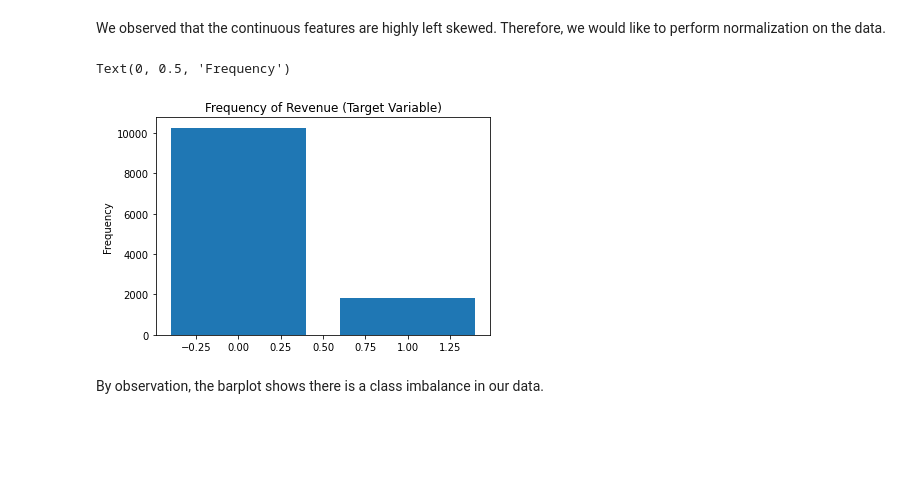
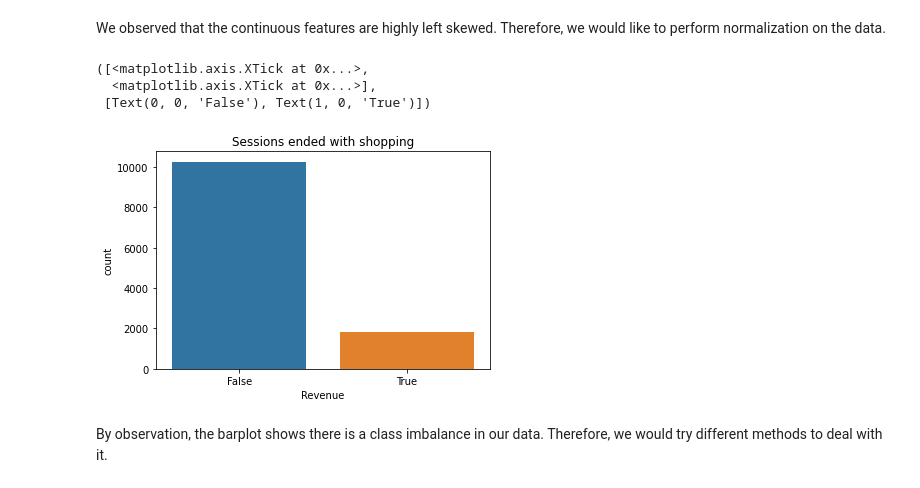
Before and after one commit to hea0516/shopping_intention_classification, a Jupyter notebook: src/data_preprocessing.ipynb, the cells around one changed output. Saved outputs shown, nothing was run; the diff lists cells and outputs as text; code cells hidden in the pictures; blank space fills up the shorter version.

```diff
--- a/src/data_preprocessing.ipynb
+++ b/src/data_preprocessing.ipynb
@@ -100,14 +125,39 @@ Therefore, we decided to keep the data unchanged
 # %%
-# 3.1 Encode Categorical Data (Month, VisitorType, Weekend and Revenue)
+# 3.3 Encode Binary Categorical Data (Month, Weekend and Revenue)
 
 data['Weekend'] = data['Weekend'].astype(int)
 data['Revenue'] = data['Revenue'].astype(int)
 
-vistorType_mapping = {'Returning_Visitor': 0, 'New_Visitor': 1}
-data['VisitorType'] = data['VisitorType'].map(vistorType_mapping)
+vistorType_mapping = {'Returning_Visitor': 0, 'New_Visitor': 1, 'Other': 2}
+# data['VisitorType'] = data['VisitorType'].map(vistorType_mapping)
 
-# Encode Month as integer values
 month_mapping = { 'Jan': 1, 'Feb': 2, 'Mar': 3, 'Apr': 4, 'May': 5, 'June': 6, 'Jul': 7, 'Aug': 8, 'Sep': 9, 'Oct': 10, 'Nov': 11, 'Dec': 12}
-data['Month'] = data['Month'].map(month_mapping)
+mapped_month = data['Month'].map(month_mapping)
+
+# One-hot Encoding for categorical Data with multiple classes  (Month, OperatingSystems, Browser, Region, TrafficType, VistorType)
+
+# Month
+for idx, key in enumerate(data['Month'].unique()):
+    data[key] = (data['Month']==key).astype(int)
+
+# OperatingSystems
+for idx, key in enumerate(data['OperatingSystems'].unique()):
+    data['OS_'+str(key)] = (data['OperatingSystems']==key).astype(int)
+
+# Browser
+for idx, key in enumerate(data['Browser'].unique()):
+    data['Browser_'+str(key)] = (data['Browser']==key).astype(int)
+
+# Region
+for idx, key in enumerate(data['Region'].unique()):
+    data['Region_'+str(key)] = (data['Region']==key).astype(int)
+
+# TrafficType
+for idx, key in enumerate(data['TrafficType'].unique()):
+    data['TrafficType_'+str(key)] = (data['TrafficType']==key).astype(int)
+
+# VistorType
+for idx, key in enumerate(data['VisitorType'].unique()):
+    data['VistorType'] = (data['VisitorType']==key).astype(int)
 # %% [markdown]
 # 4. Exploratory Data Analysis
@@ -215,11 +251,16 @@ for idx, feature in enumerate(cts_data.columns[:len(cts_data.columns)]):
 # %% [markdown]
 We observed that the continuous features are highly left skewed. Therefore, we would like to perform normalization on the data.
-# %%
-plt.bar([False, True], target.value_counts().values)
-plt.title('Frequency of Revenue (Target Variable)')
-plt.ylabel('Frequency')
-# %% [output]
-Text(0, 0.5, 'Frequency')
-[figure, removed]
+# %%
+# 4.7 Use Barplot to check the frequency of target variable
+
+sns.countplot(data=data, x='Revenue')
+plt.title('Sessions ended with shopping')
+plt.xticks([0, 1], ['False', 'True'])
+# %% [output]
+([<matplotlib.axis.XTick at 0x...>,
+  <matplotlib.axis.XTick at 0x...>],
+ [Text(0, 0, 'False'), Text(1, 0, 'True')])
+[figure, added]
 # %% [markdown]
 By observation, the barplot shows there is a class imbalance in our data.
+Therefore, we would try different methods to deal with it.
```
Also changed, not shown: parts of 20 cells of this notebook, 1 other file.
